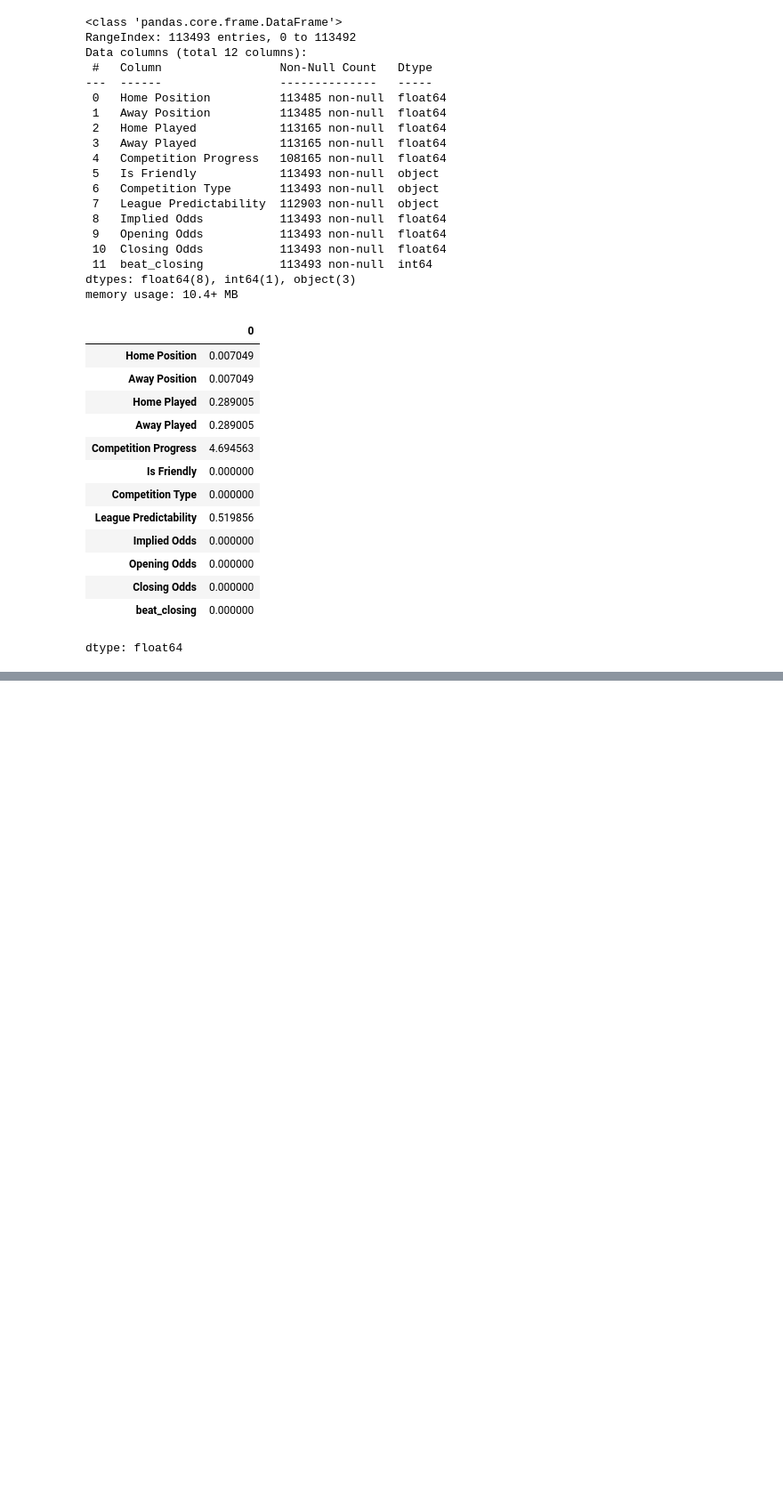
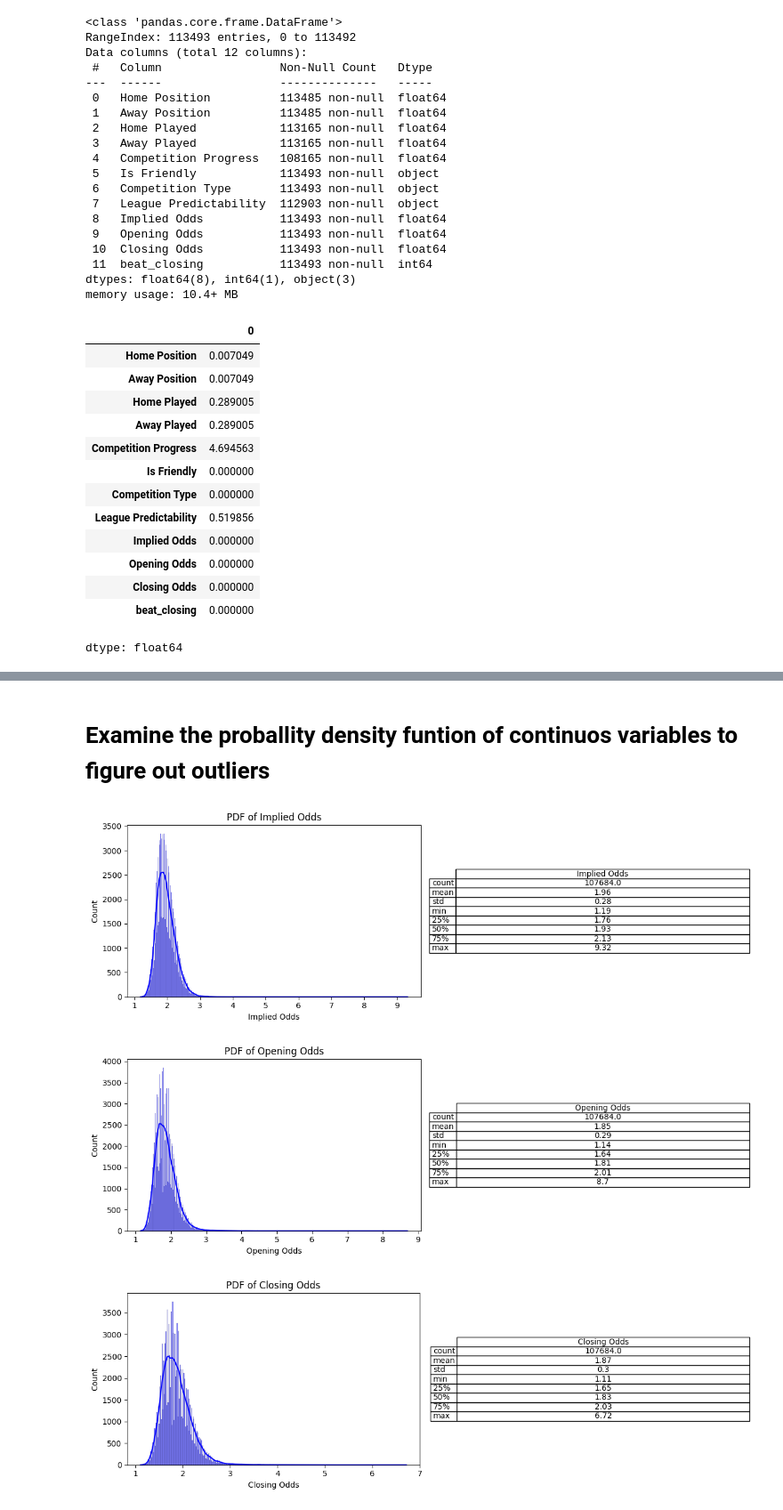
Before and after one commit to Emmanuel-Oyewole/bookie-buster, a Jupyter notebook: Bookie_buster.ipynb, the cells around one changed output, grey strips where cells are left out. Shown: that part at 89% size. Cells and saved outputs as stored; diff of their text form; code cells hidden in the pictures; blank space fills up the shorter version.

Commit message:
Cleaned data set to remove NAN attributes for features, added data visualization to get insight into data set

```diff
--- a/Bookie_buster.ipynb
+++ b/Bookie_buster.ipynb
@@ -125,0 +215,3 @@ memory usage: 20.8+ MB
+# %%
+# reset indexes after removal of NAN data points
+df.reset_index(drop=True, inplace=True)
@@ -125,0 +242,21 @@ memory usage: 20.8+ MB
+# %%
+# seperate discrete attribut from continuos atributes
+categorical_val = []
+continuous_val = []
+
+for column in df.columns:
+    print('==============================')
+    print(f"{column} : {df[column].unique()}")
+
+    # Check dtype first
+    if df[column].dtype == 'object' or df[column].dtype.name == 'category' or df[column].dtype == 'bool':
+        categorical_val.append(column)
+
+    elif pd.api.types.is_numeric_dtype(df[column]):
+        unique_vals = df[column].nunique()
+        if unique_vals <= 101:
+            categorical_val.append(column)
+        else:
+            continuous_val.append(column)
+    else:
+        categorical_val.append(column)
@@ -125,0 +281,24 @@ memory usage: 20.8+ MB
+# %% [markdown]
+# Examine the proballity density funtion of continuos variables to figure out outliers
+# %%
+for column in continuous_val:
+    fig, axes = plt.subplots(1, 2, figsize=(12, 4))  # 1 row, 2 columns
+
+    # Left: distribution plot
+    sns.histplot(df[column], kde=True, ax=axes[0], color="blue")
+    axes[0].set_title(f"PDF of {column}")
+
+    # Right: .describe() summary
+    stats = df[column].describe().round(2)  # summary statistics
+    axes[1].axis("off")  # hide axis
+    axes[1].table(cellText=[[v] for v in stats.values],
+                  rowLabels=stats.index,
+                  colLabels=[column],
+                  cellLoc="center",
+                  loc="center")
+
+    plt.tight_layout()
+# %% [output]
+[figure, added]
+[figure, added]
+[figure, added]
```
Also changed, not shown: parts of 19 cells of this notebook.
